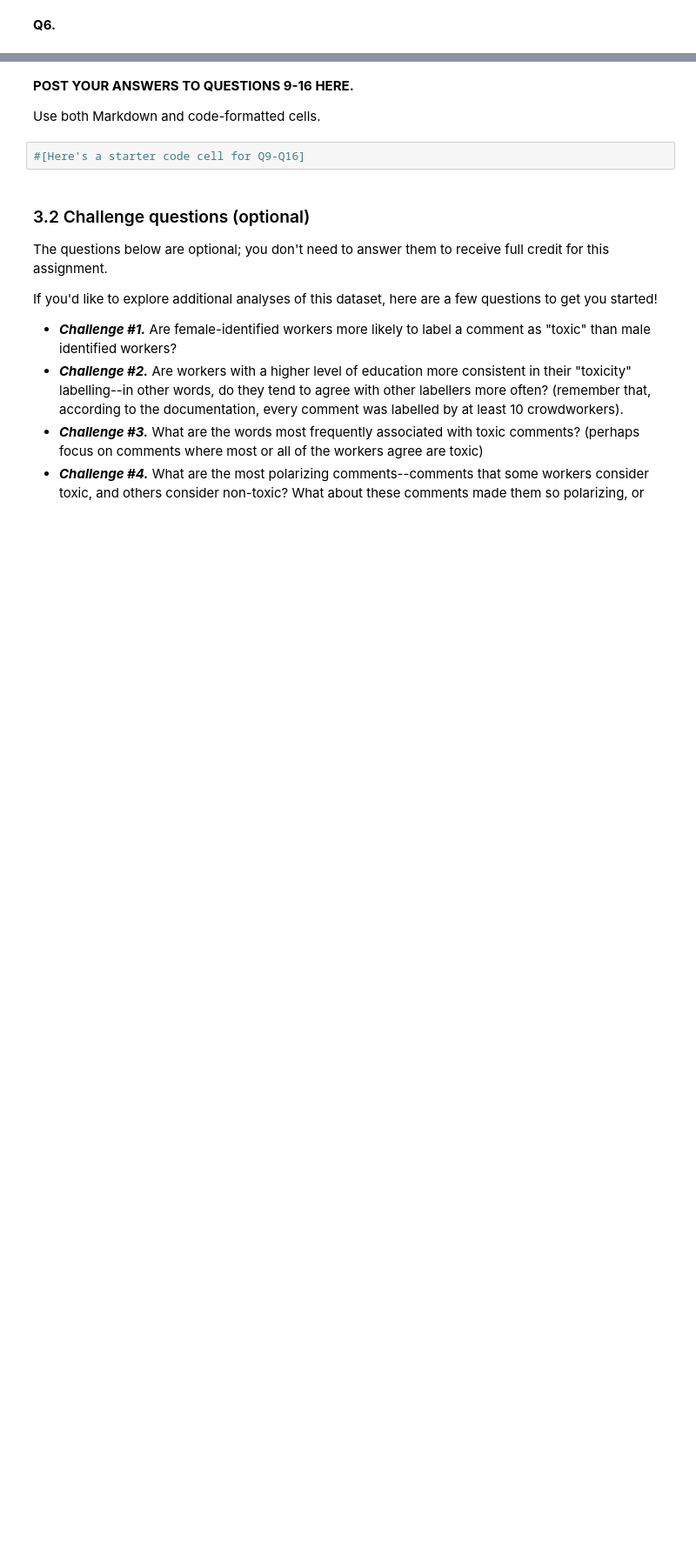
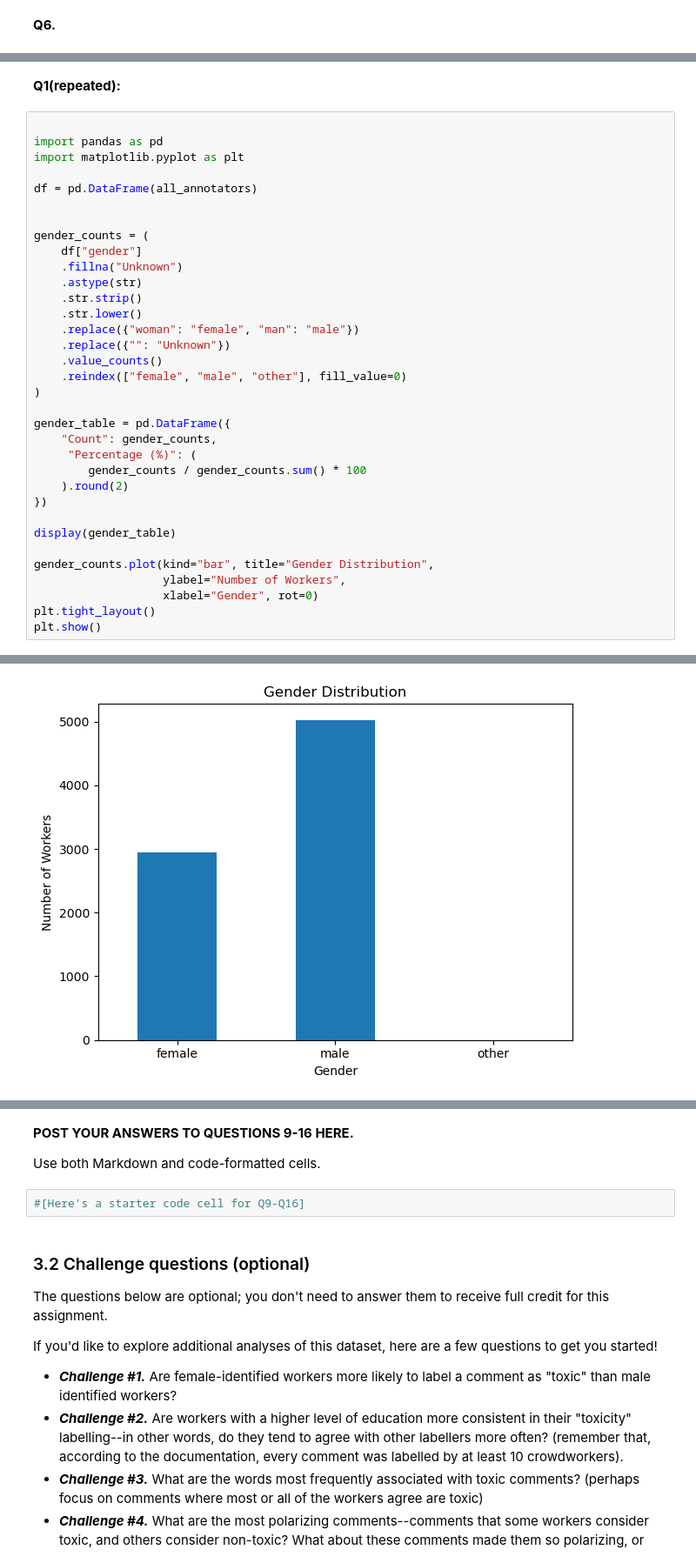
Before and after one commit to samantha0scalia/hcde-410, a Jupyter notebook: A2/hcde410-a2.ipynb, the cells around one changed output, grey strips where cells are left out. Shown at 87% size. Drawn from its saved outputs; the diff is of its cells as text; blank space fills up the shorter version.

```diff
--- a/A2/hcde410-a2.ipynb
+++ b/A2/hcde410-a2.ipynb
@@ -625,0 +687,37 @@ The age group field has 112 missing values which is 1.94% of the rows. While thi
+# %% [markdown]
+**Q1(repeated):**
+# %%
+
+import pandas as pd
+import matplotlib.pyplot as plt
+
+df = pd.DataFrame(all_annotators)
+
+
+gender_counts = (
+    df["gender"]
+    .fillna("Unknown")
+    .astype(str)
+    .str.strip()
+    .str.lower()
+    .replace({"woman": "female", "man": "male"})
+    .replace({"": "Unknown"})
+    .value_counts()
+    .reindex(["female", "male", "other"], fill_value=0)
+)
+
+gender_table = pd.DataFrame({
+    "Count": gender_counts,
+     "Percentage (%)": (
+        gender_counts / gender_counts.sum() * 100
+    ).round(2)
+})
+
+display(gender_table)
+
+gender_counts.plot(kind="bar", title="Gender Distribution",
+                   ylabel="Number of Workers",
+                   xlabel="Gender", rot=0)
+plt.tight_layout()
+plt.show()
+# %% [output]
@@ -625,0 +729 @@ The age group field has 112 missing values which is 1.94% of the rows. While thi
+[figure, added]
```
Also changed, not shown: parts of 17 cells of this notebook.
